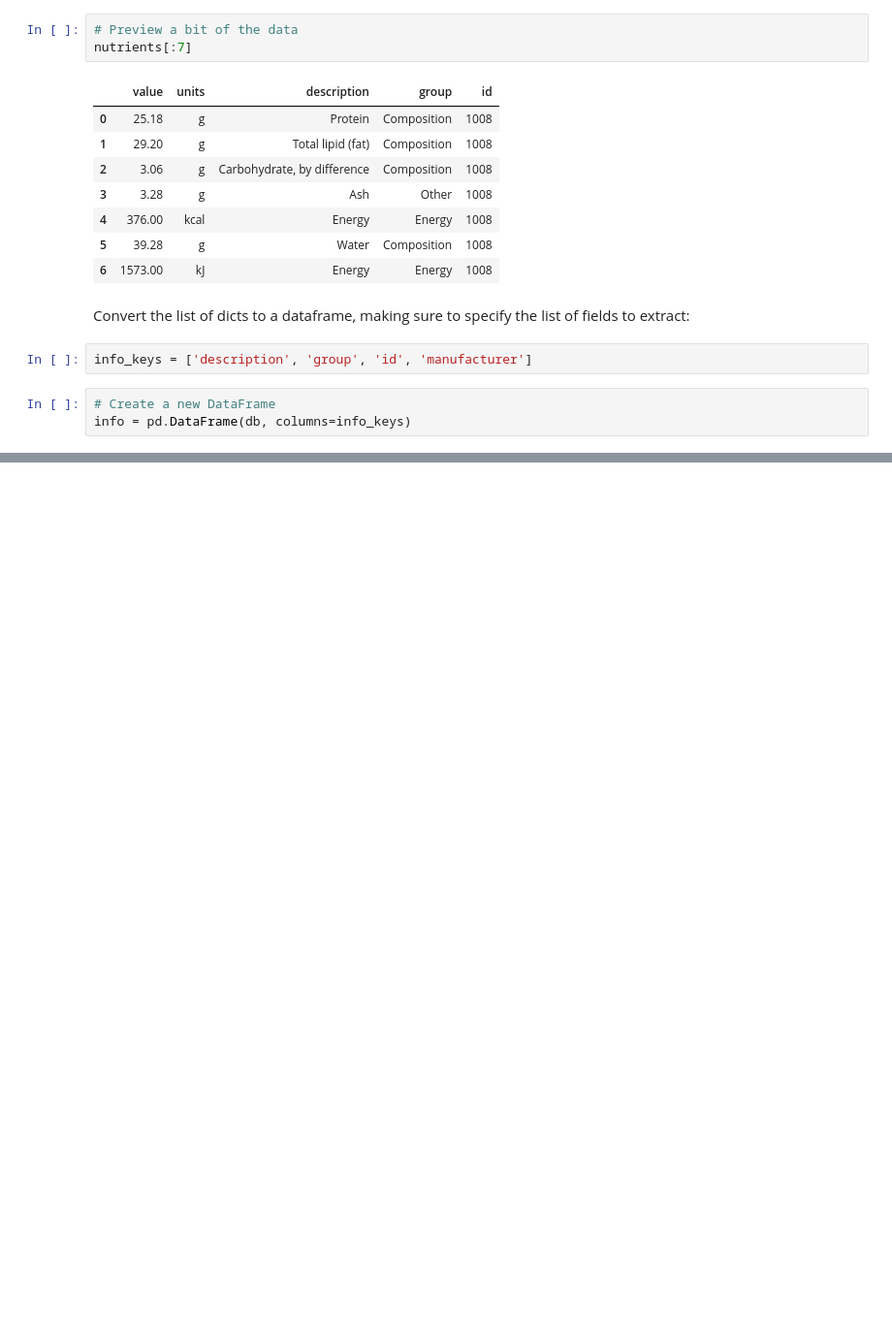
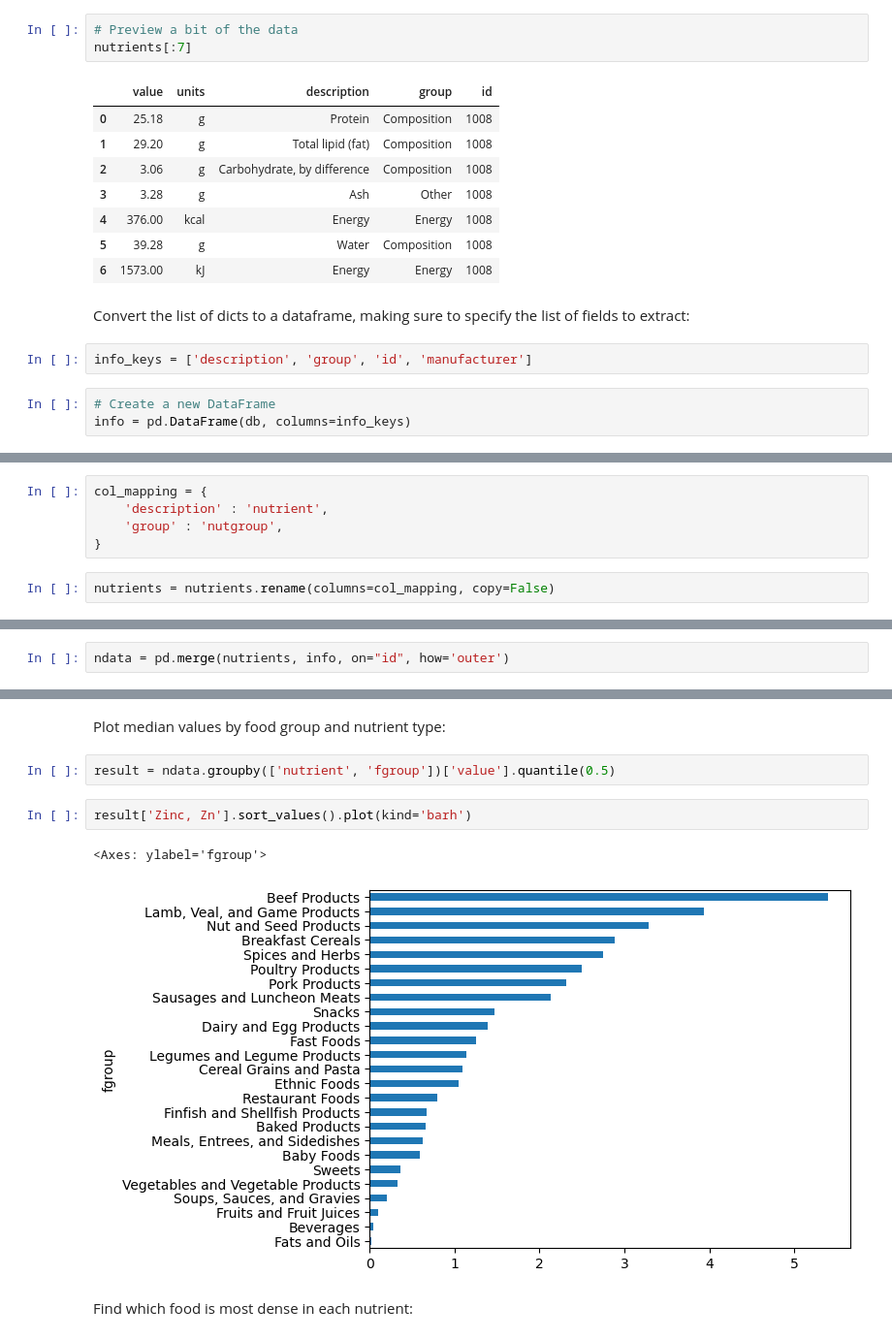
Before and after one commit to allisonvaldez/USDAFoodDatabase, a Jupyter notebook: USDA.ipynb, the cells around one changed output, grey strips where cells are left out. Shown at 97% size. Cells and saved outputs as stored; diff of their text form; blank space fills up the shorter version.

```diff
--- a/USDA.ipynb
+++ b/USDA.ipynb
@@ -73,0 +157,7 @@ info[:5]
+# %%
+col_mapping = {
+    'description' : 'nutrient',
+    'group' : 'nutgroup',
+}
+# %%
+nutrients = nutrients.rename(columns=col_mapping, copy=False)
@@ -73,0 +195,2 @@ info[:5]
+# %%
+ndata = pd.merge(nutrients, info, on="id", how='outer')
@@ -73,0 +227,11 @@ info[:5]
+# %% [markdown]
+Plot median values by food group and nutrient type:
+# %%
+result = ndata.groupby(['nutrient', 'fgroup'])['value'].quantile(0.5)
+# %%
+result['Zinc, Zn'].sort_values().plot(kind='barh')
+# %% [output]
+<Axes: ylabel='fgroup'>
+[figure, added]
+# %% [markdown]
+Find which food is most dense in each nutrient:
```
Also changed, not shown: parts of 23 cells of this notebook.
